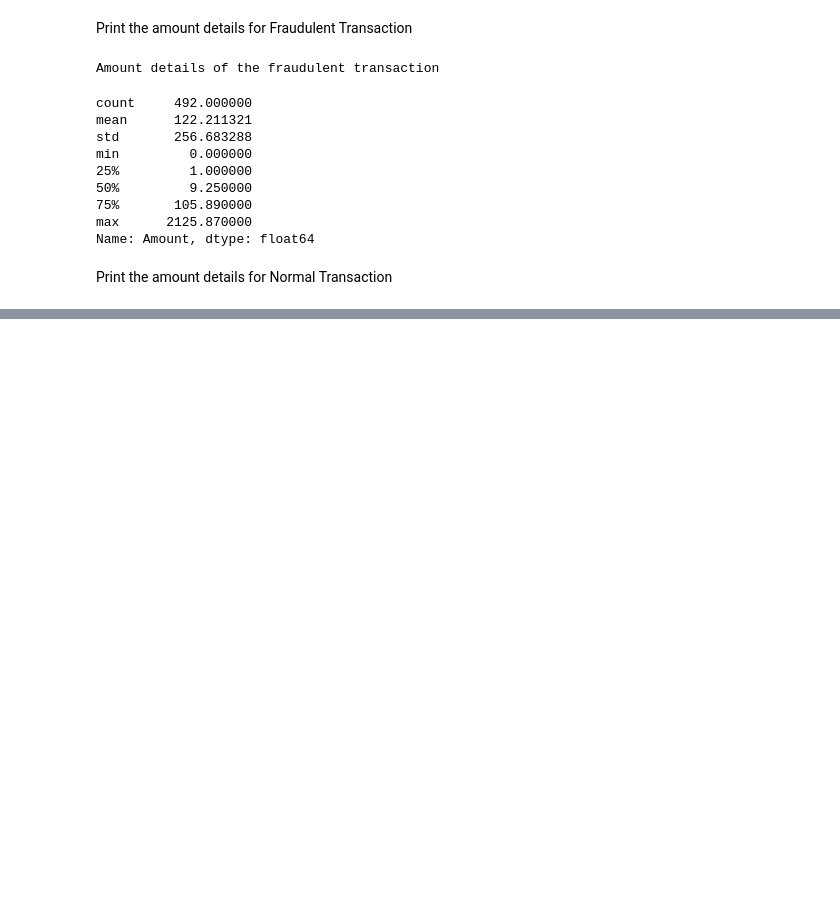
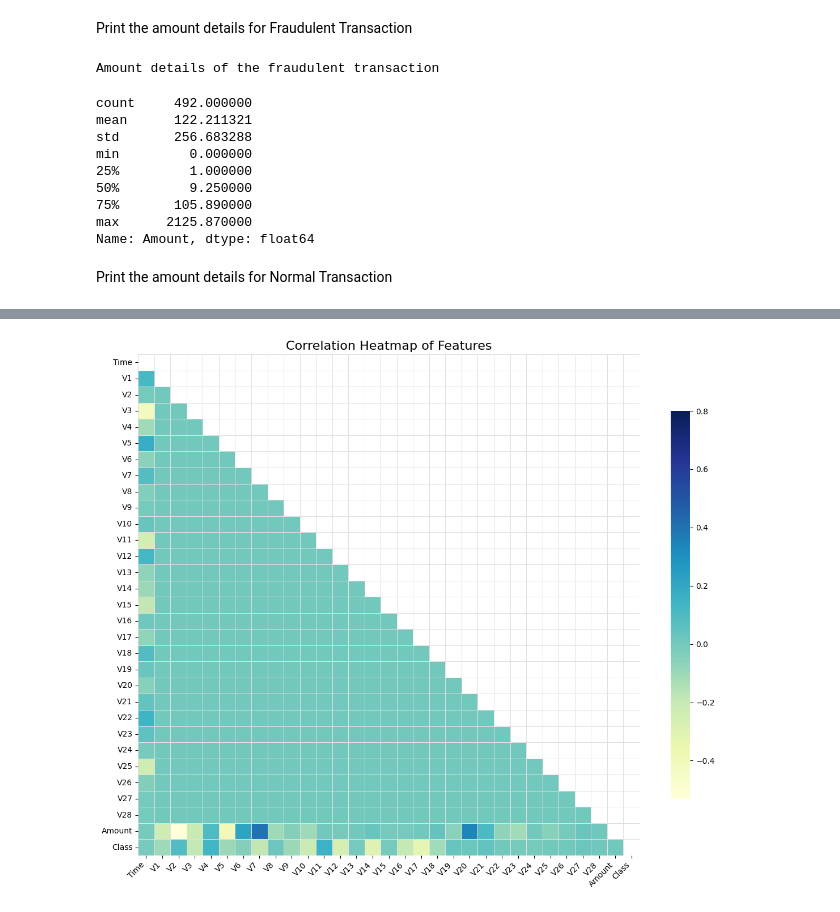
Before and after one commit to senbarnika/Credit-Card-Fraud-Detection, a Jupyter notebook: main.ipynb, the cells around one changed output, grey strips where cells are left out. Drawn from its saved outputs; the diff is of its cells as text; code cells hidden in the pictures; blank space fills up the shorter version.

```diff
--- a/main.ipynb
+++ b/main.ipynb
@@ -85,0 +111,35 @@ Print the amount details for Normal Transaction
+# %%
+import numpy as np
+import matplotlib.pyplot as plt
+import seaborn as sns
+
+# Compute correlation matrix
+corrmat = data.corr()
+
+# Create a mask for the upper triangle
+mask = np.triu(np.ones_like(corrmat, dtype=bool))
+
+# Set up the matplotlib figure
+plt.figure(figsize=(12, 10))
+
+# Draw the heatmap
+sns.heatmap(corrmat,
+            mask=mask,
+            cmap='YlGnBu',
+            vmax=0.8,
+            square=True,
+            linewidths=0.5,
+            linecolor='#e0e0e0',
+            cbar_kws={"shrink": 0.75},
+            annot=False)
+
+# Add titles and labels
+plt.title('Correlation Heatmap of Features', fontsize=16)
+plt.xticks(rotation=45, ha='right')
+plt.yticks(rotation=0)
+plt.tight_layout()
+
+# Show the plot
+plt.show()
+# %% [output]
+[figure, added]
```
Also changed, not shown: parts of 8 cells of this notebook.
